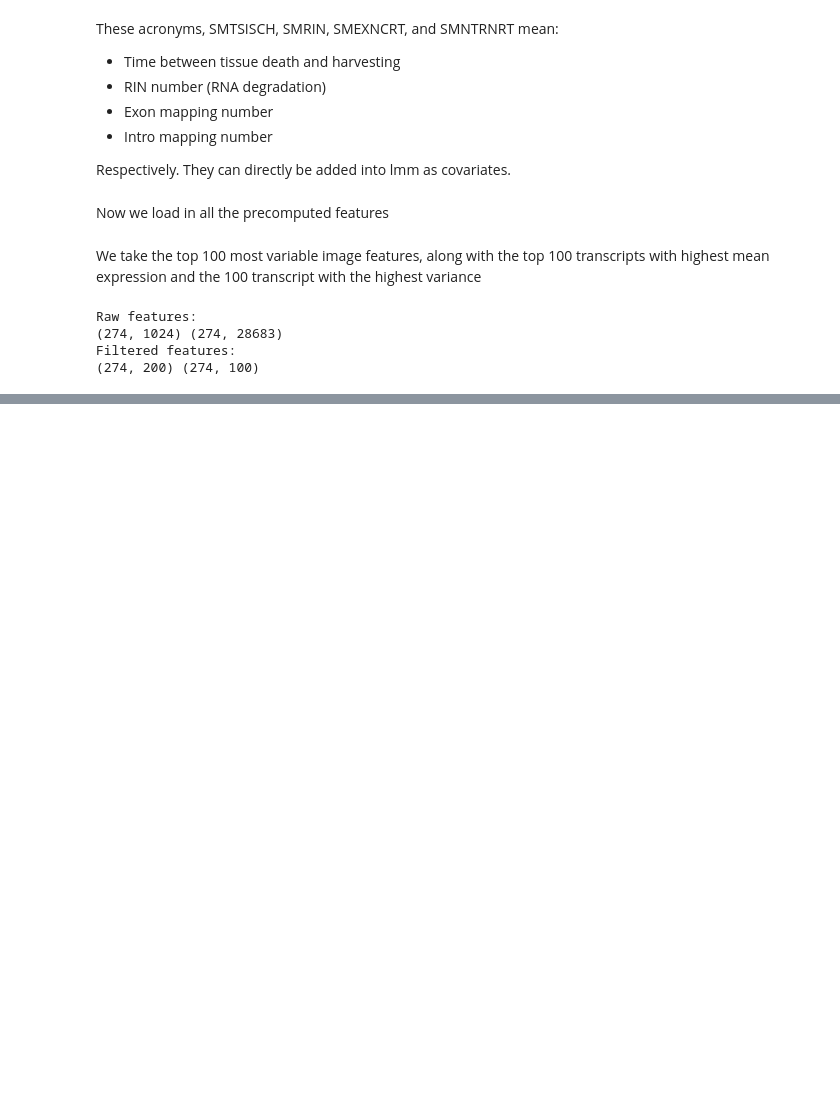
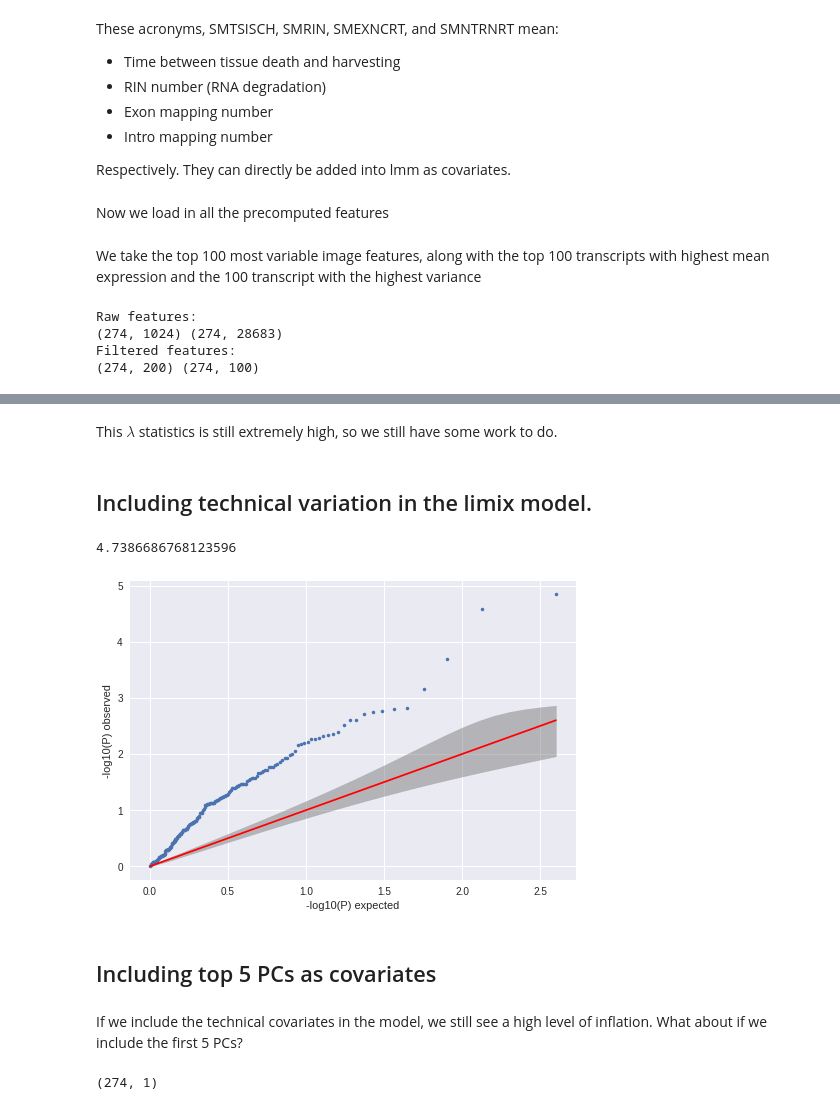
Before and after one commit to willgdjones/GTEx, a Jupyter notebook: notebooks/daily/23-05-17-include-confounders-in-association-analysis.ipynb, the cells around one changed output, grey strips where cells are left out. Drawn from its saved outputs; the diff is of its cells as text; code cells hidden in the pictures; blank space fills up the shorter version.

Commit message:
include PC covariates

```diff
--- a/notebooks/daily/23-05-17-include-confounders-in-association-analysis.ipynb
+++ b/notebooks/daily/23-05-17-include-confounders-in-association-analysis.ipynb
@@ -90,6 +98,7 @@ SMEXNCRT = np.array([float(x) if x != '' else 0 for x in np.array(lung_df['SMEXN
 SMEXNCRT = SMEXNCRT[phenotype_idx]
 SMNTRNRT = np.array([float(x) if x != '' else 0 for x in np.array(lung_df['SMNTRNRT']) ])
 SMNTRNRT = SMNTRNRT[phenotype_idx]
+raw_technical_covariates = np.array([SMTSISCH,SMRIN,SMEXNCRT,SMNTRNRT]).T
 # %% [markdown]
 These acronyms, SMTSISCH, SMRIN, SMEXNCRT, and SMNTRNRT mean:
 - Time between tissue death and harvesting
@@ -153,0 +174,21 @@ ValueError: array must be of type int, float, long or double
+# %% [markdown]
+This $\lambda$ statistics is still extremely high, so we still have some work to do.
+# %% [markdown]
+## Including technical variation in the limix model.
+# %%
+from limix.qtl import qtl_test_lmm
+feature = 0
+single_feature = filt_features[:,feature].copy()
+res = qtl_test_lmm(single_feature, filt_expression.astype(float),covs=raw_technical_covariates)
+pvalues = res.getPv()
+from limix.plot import qqplot
+lim_pvalues = res.getPv().flatten()
+qqplot(lim_pvalues)
+estimate_lambda(lim_pvalues)
+# %% [output]
+4.7386686768123596
+[figure, added]
+# %% [markdown]
+## Including top 5 PCs as covariates
+# %% [markdown]
+If we include the technical covariates in the model, we still see a high level of inflation. What about if we include the first 5 PCs?
@@ -153,0 +200,4 @@ ValueError: array must be of type int, float, long or double
+# %%
+pca_transform.shape
+# %% [output]
+(274, 1)
```
Also changed, not shown: parts of 9 cells of this notebook.
